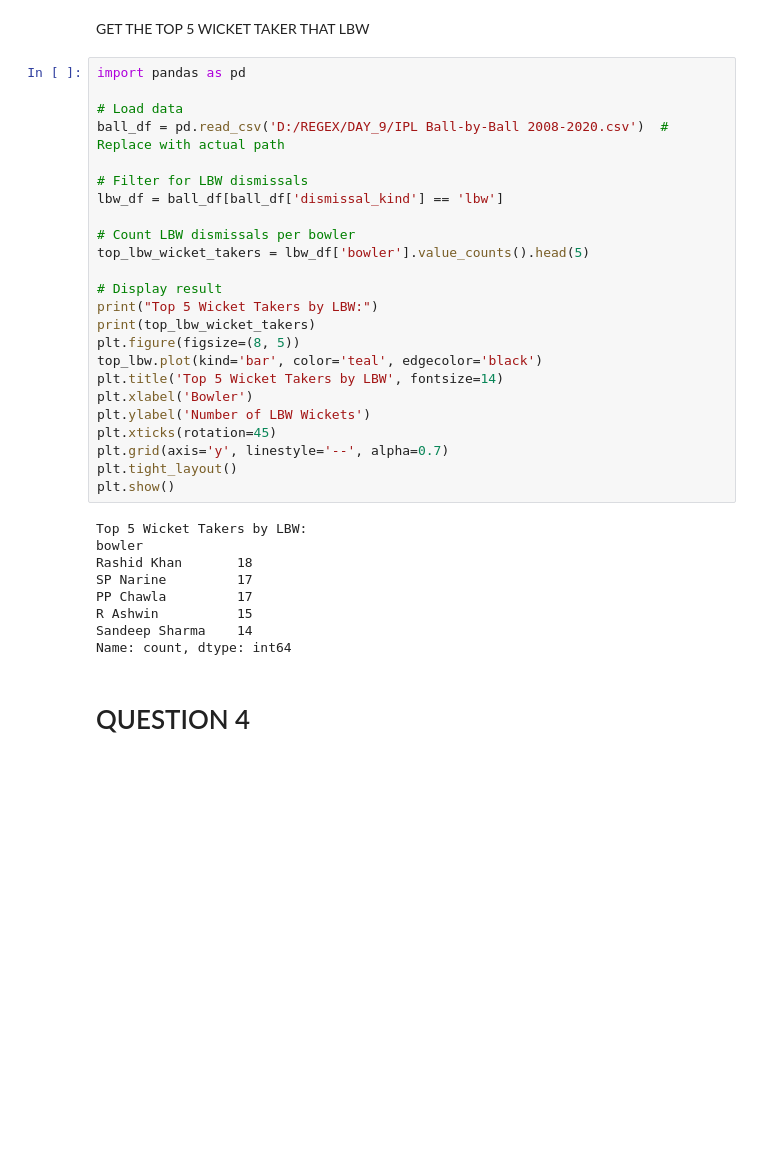
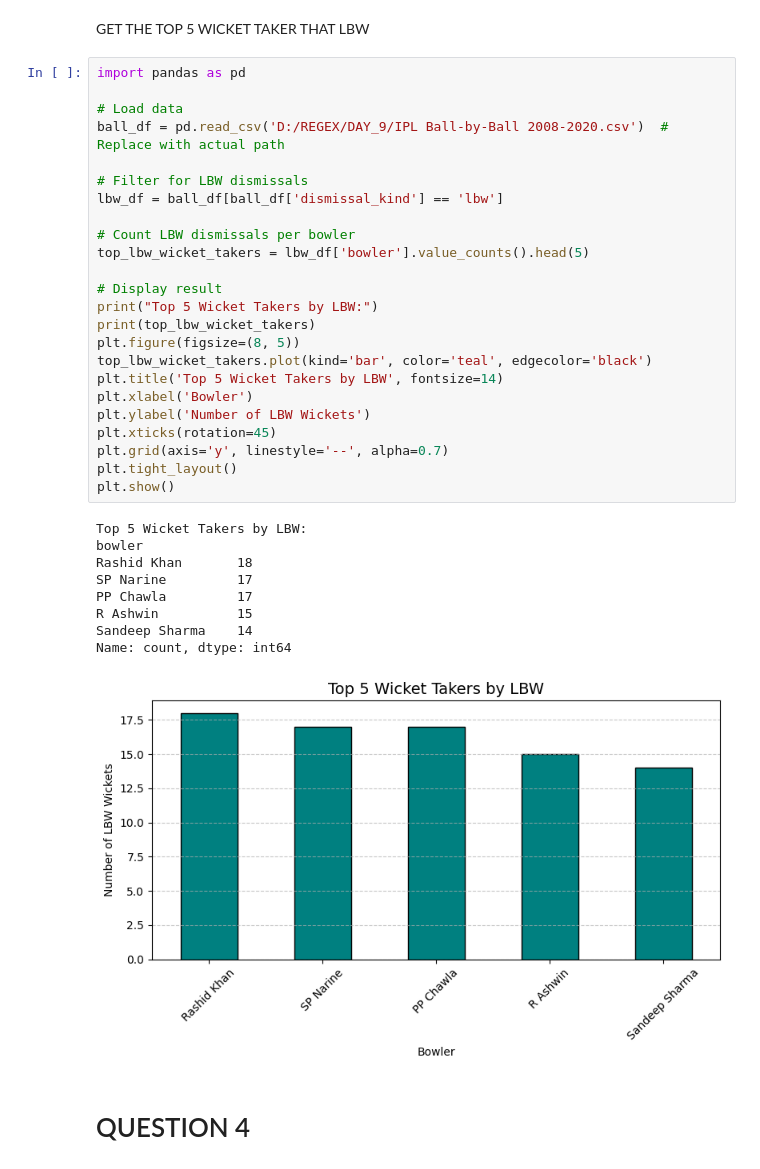
Before and after one commit to shankar-kumar-skj/REGEX, a Jupyter notebook: DAY_9/ASSIGNMENT.ipynb, the cells around one changed output. Cells and saved outputs as stored; diff of their text form; blank space fills up the shorter version.

```diff
--- a/DAY_9/ASSIGNMENT.ipynb
+++ b/DAY_9/ASSIGNMENT.ipynb
@@ -164,34 +164,35 @@ import pandas as pd
 
 # Load data
 ball_df = pd.read_csv('D:/REGEX/DAY_9/IPL Ball-by-Ball 2008-2020.csv')  # Replace with actual path
 
 # Filter for LBW dismissals
 lbw_df = ball_df[ball_df['dismissal_kind'] == 'lbw']
 
 # Count LBW dismissals per bowler
 top_lbw_wicket_takers = lbw_df['bowler'].value_counts().head(5)
 
 # Display result
 print("Top 5 Wicket Takers by LBW:")
 print(top_lbw_wicket_takers)
 plt.figure(figsize=(8, 5))
-top_lbw.plot(kind='bar', color='teal', edgecolor='black')
+top_lbw_wicket_takers.plot(kind='bar', color='teal', edgecolor='black')
 plt.title('Top 5 Wicket Takers by LBW', fontsize=14)
 plt.xlabel('Bowler')
 plt.ylabel('Number of LBW Wickets')
 plt.xticks(rotation=45)
 plt.grid(axis='y', linestyle='--', alpha=0.7)
 plt.tight_layout()
 plt.show()
 # %% [output]
 Top 5 Wicket Takers by LBW:
 bowler
 Rashid Khan       18
 SP Narine         17
 PP Chawla         17
 R Ashwin          15
 Sandeep Sharma    14
 Name: count, dtype: int64
+[figure, added]
 # %% [markdown]
 # QUESTION 4
 # %% [markdown]
```
Also changed, not shown: 5 other files.
